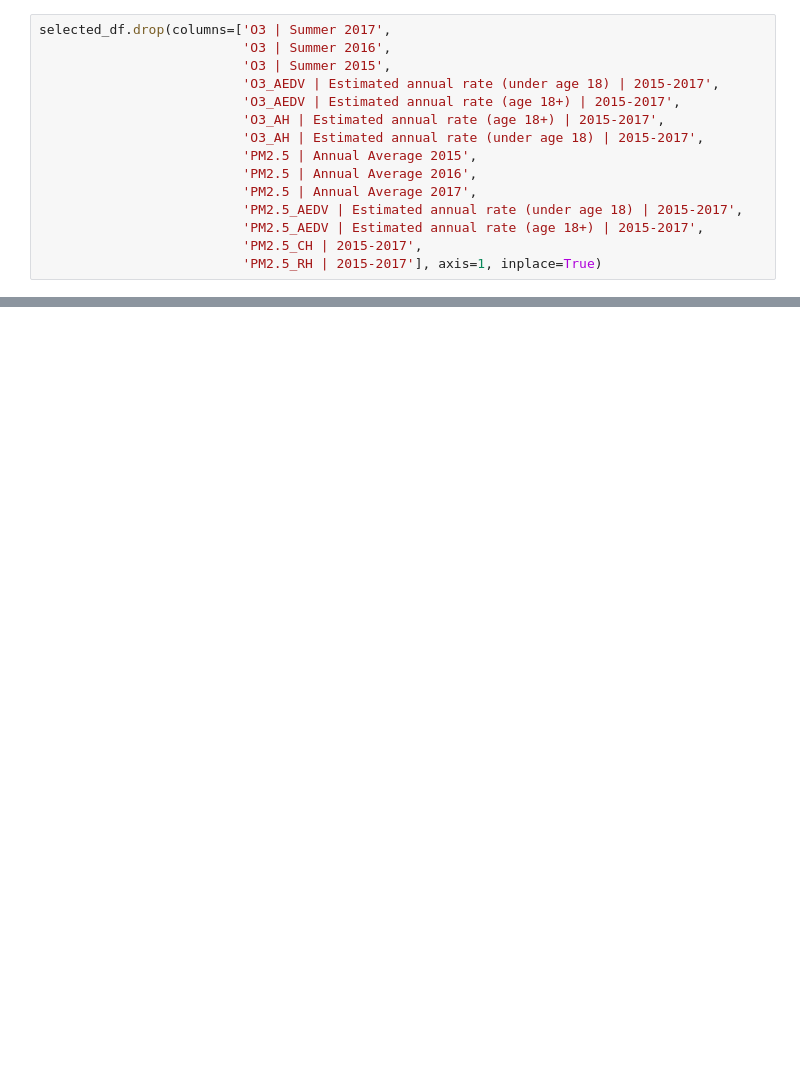
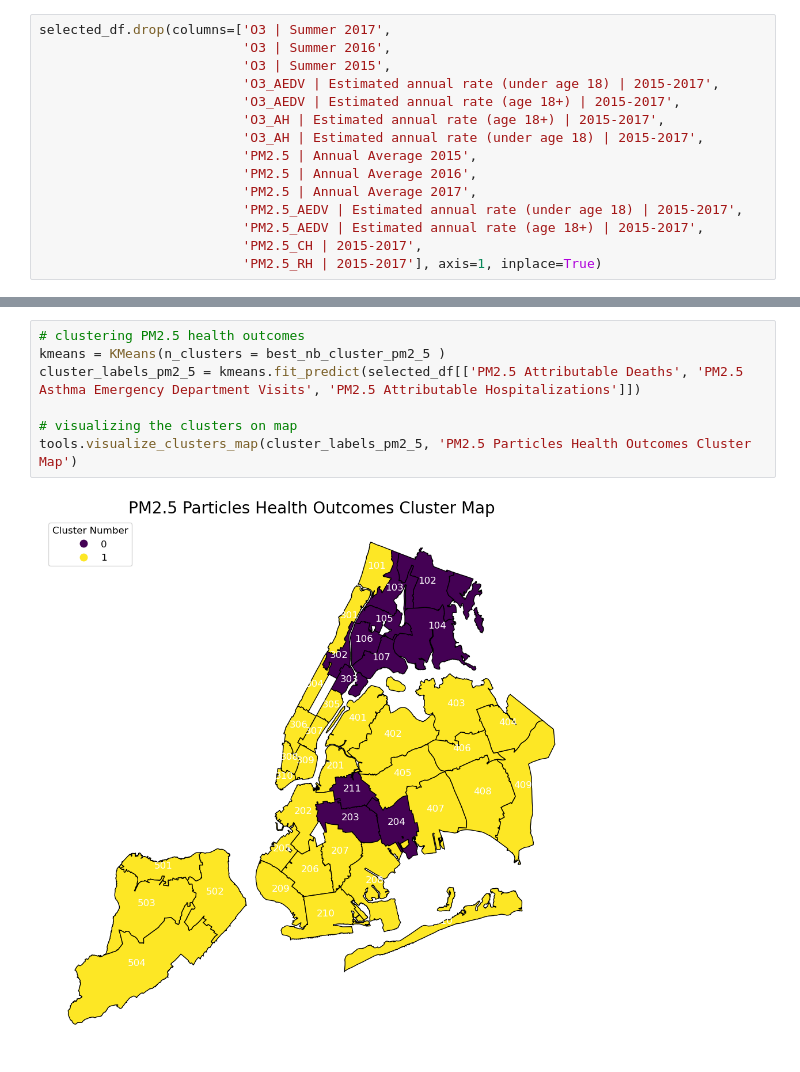
Before and after one commit to HindFaris/NYC-air-quality-study, a Jupyter notebook: data_exploration/data_exploration.ipynb, the cells around one changed output, grey strips where cells are left out. Drawn from its saved outputs; the diff is of its cells as text; blank space fills up the shorter version.

```diff
--- a/data_exploration/data_exploration.ipynb
+++ b/data_exploration/data_exploration.ipynb
@@ -130,0 +144,9 @@ plt.show()
+# %%
+# clustering PM2.5 health outcomes
+kmeans = KMeans(n_clusters = best_nb_cluster_pm2_5 )
+cluster_labels_pm2_5 = kmeans.fit_predict(selected_df[['PM2.5 Attributable Deaths', 'PM2.5 Asthma Emergency Department Visits', 'PM2.5 Attributable Hospitalizations']])
+
+# visualizing the clusters on map
+tools.visualize_clusters_map(cluster_labels_pm2_5, 'PM2.5 Particles Health Outcomes Cluster Map')
+# %% [output]
+[figure, added]
```
Also changed, not shown: parts of 13 cells of this notebook, 1 other file.
